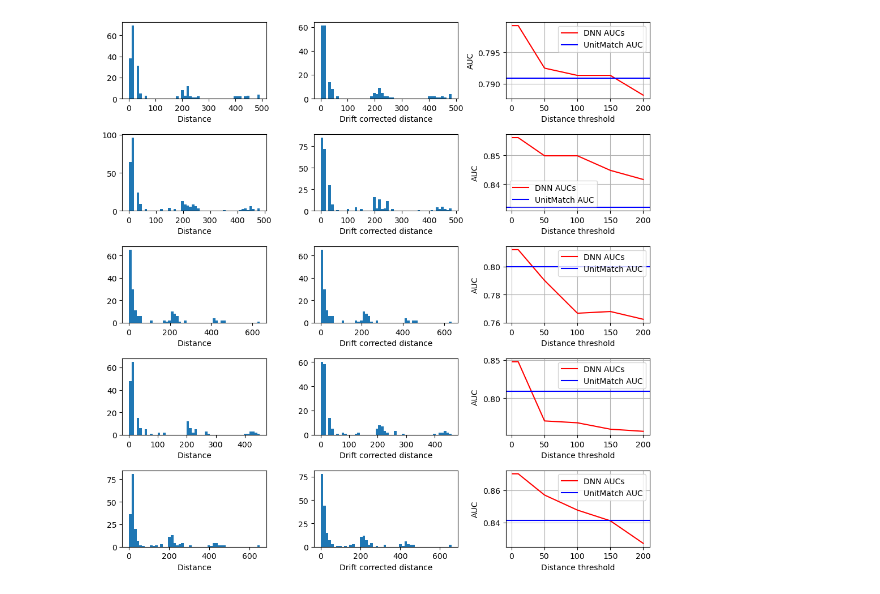
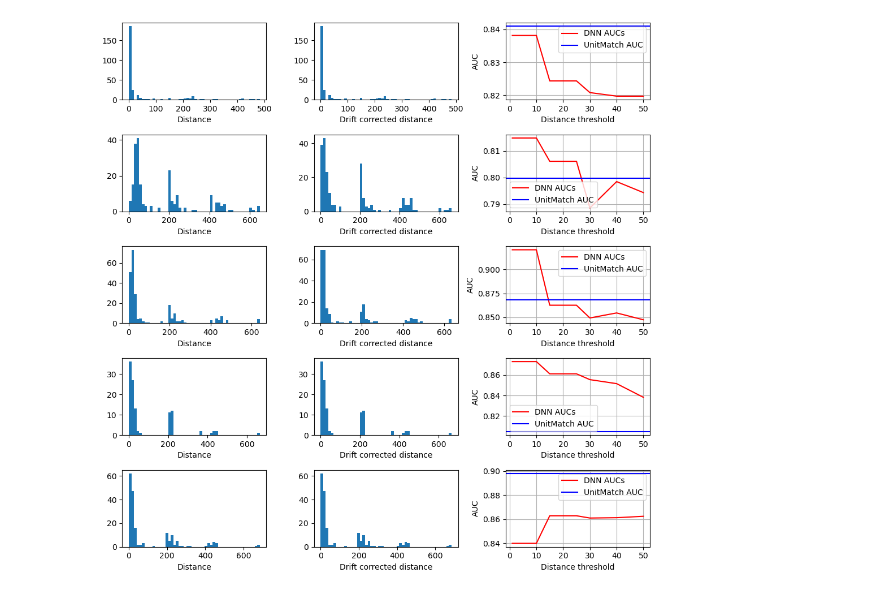
Before and after one commit to suyash144/DeepMatch, a Jupyter notebook: testing/plotter.ipynb, the cells around one changed output. Drawn from its saved outputs; the diff is of its cells as text; code cells hidden in the pictures.

Commit message:
more granular distance threshold analysis

```diff
--- a/testing/plotter.ipynb
+++ b/testing/plotter.ipynb
@@ -52,38 +52,39 @@ mt_path = os.path.join(test_data_root, "AL036", "19011116882", "3", "new_matchta
 sessions = set(matches["RecSes1"].unique())
 sessions = list(sessions.union(set(matches["RecSes2"].unique())))
 mt = pd.read_csv(mt_path)
-thresholds = [1,10,50,100,150,200]
+thresholds = [1,10,50,100,150,200]      # less granular
+thresholds = [1,10,15,20,25,30,40,50]   # more granular
 fig, axs = plt.subplots(nrows=5, ncols=3, figsize = (10,10))
 i = 0
 while i < 5:
     aucs = []
     r1 = sample(sessions,1)[0]
     r2 = sample(sessions,1)[0]
     while r2 == r1:
         r2 = sample(sessions,1)[0]
     for t in tqdm(thresholds):
         dnn, um = auc_one_pair(mt, r1, r2, dist_thresh=t, mt_path=mt_path)
         while dnn is None or um is None:
             r1 = sample(sessions,1)[0]
             r2 = sample(sessions,1)[0]
             while r2 == r1:
                 r2 = sample(sessions,1)[0]
             dnn, um = auc_one_pair(mt, r1, r2, dist_thresh=t, mt_path=mt_path)
         aucs.append(dnn)
     dists=plot_distances(matches, positions, r1, r2, None)
     dists_dc=plot_distances(matches, positions, r1, r2, corrections)
     axs[i,0].hist(dists, bins=50)
     axs[i,0].set_xlabel("Distance")
     axs[i,1].hist(dists_dc, bins=50)
     axs[i,1].set_xlabel("Drift corrected distance")
     axs[i,2].plot(thresholds, aucs, color = "r", label="DNN AUCs")
     axs[i,2].axhline(um, label="UnitMatch AUC", color="b")
     axs[i,2].set_ylabel("AUC")
     axs[i,2].grid()
     axs[i,2].set_xlabel("Distance threshold")
     axs[i,2].legend(loc="best")
     i +=1
     fig.tight_layout()
 plt.show()
 # %% [output]
-[figure, old version]
+[figure, new version]
```
Also changed, not shown: 1 other file.
